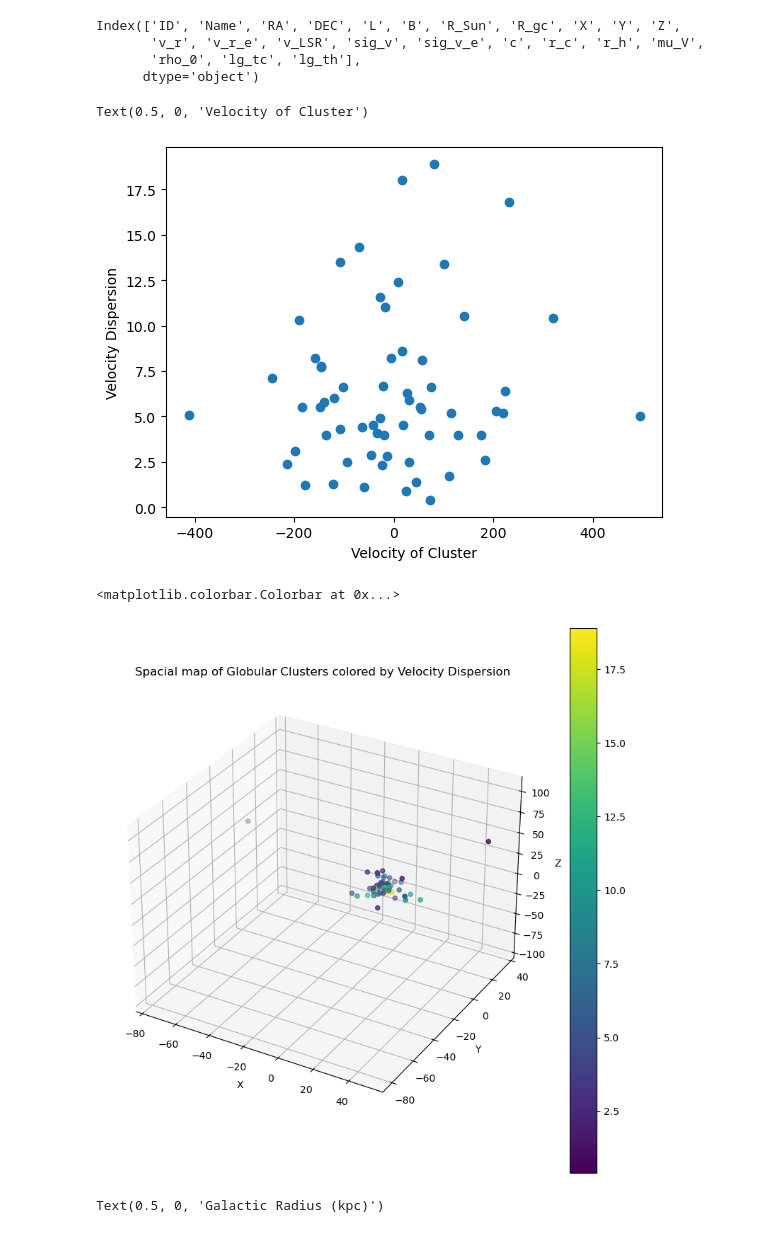
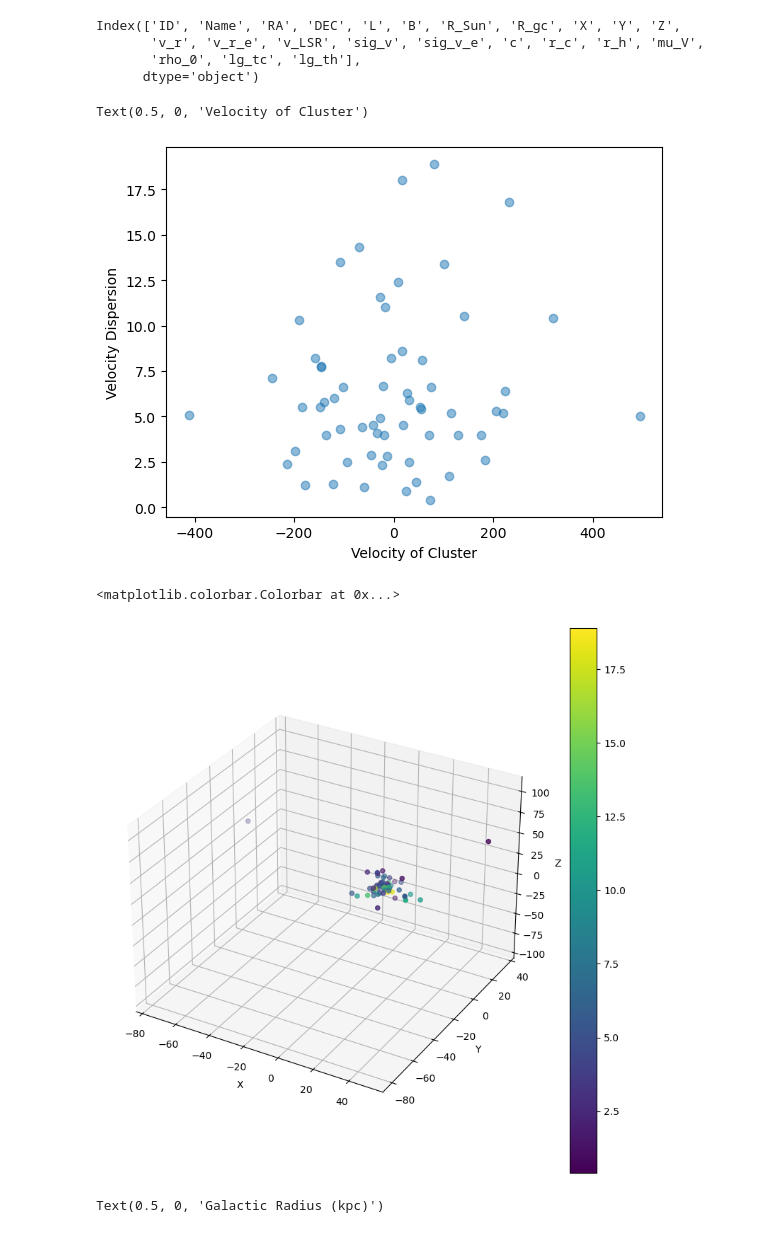
Before and after one commit to gigisheehan06-blip/3116-Comp-group2, a Jupyter notebook: gigi.ipynb, the cells around one changed output. Cells and saved outputs as stored; diff of their text form; code cells hidden in the pictures.

```diff
--- a/gigi.ipynb
+++ b/gigi.ipynb
@@ -263,12 +263,12 @@ Index(['ID', 'Name', 'RA', 'DEC', 'L', 'B', 'R_Sun', 'R_gc', 'X', 'Y', 'Z',
        'rho_0', 'lg_tc', 'lg_th'],
       dtype='object')
 # %%
-plt.scatter(Harris_i_iii['v_r'], Harris_i_iii['sig_v'])
+plt.scatter(Harris_i_iii['v_r'], Harris_i_iii['sig_v'], alpha = 0.5)
 plt.ylabel('Velocity Dispersion')
 plt.xlabel('Velocity of Cluster')
 # %% [output]
 Text(0.5, 0, 'Velocity of Cluster')
-[figure, old version]
+[figure, new version]
 # %%
 #This plot builds off of Ella's 3d location plot, colored by velocity dispersion
 fig = plt.figure(figsize=(10,10))
@@ -278,11 +278,11 @@ p = ax.scatter(Harris_i_iii['X'],Harris_i_iii['Y'],Harris_i_iii['Z'], c= Harris_
 plt.xlabel('X')
 plt.ylabel('Y')
 ax.set_zlabel('Z')
-plt.title('Spacial map of Globular Clusters colored by Velocity Dispersion')
+#plt.title('Spacial map of Globular Clusters colored by Velocity Dispersion')
 plt.colorbar(p)
 # %% [output]
 <matplotlib.colorbar.Colorbar at 0x...>
-[figure, old version]
+[figure, new version]
 # %%
 plt.scatter(Harris_i_iii['R_gc'], Harris_i_iii['sig_v'])
 
```
Also changed, not shown: parts of 1 cell of this notebook.
